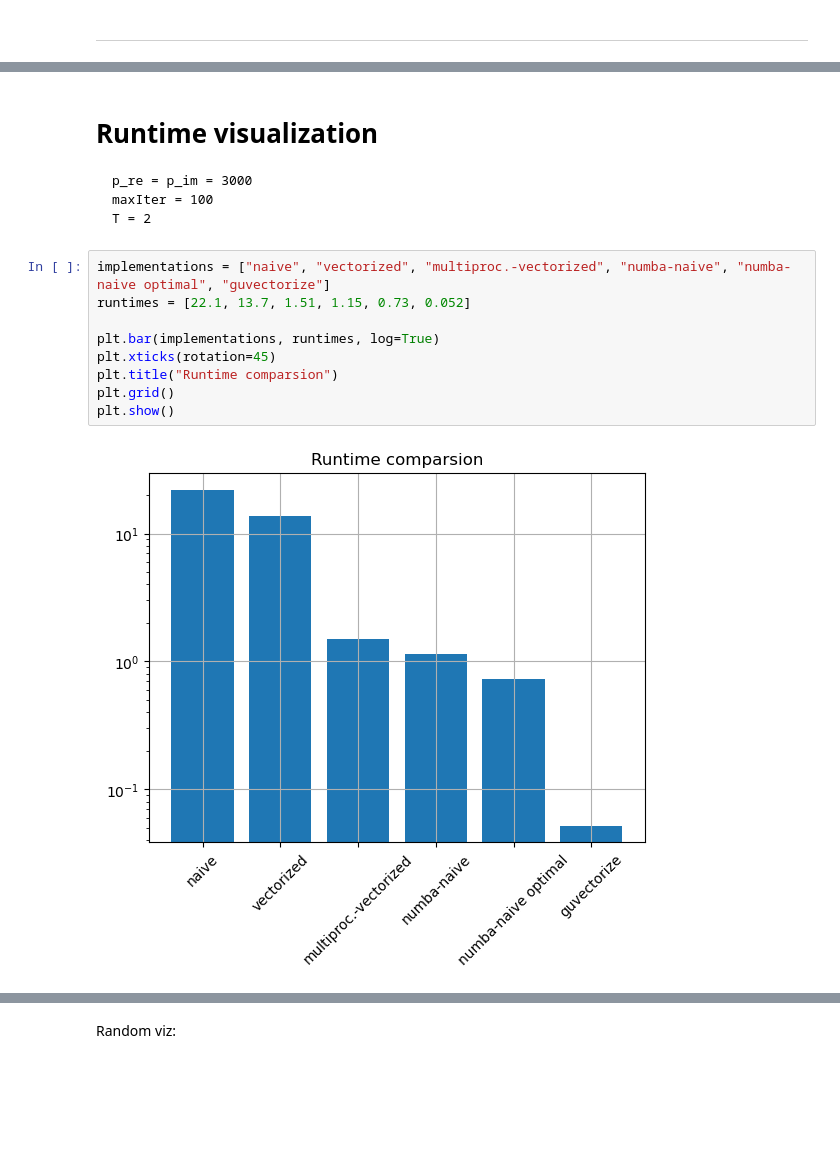
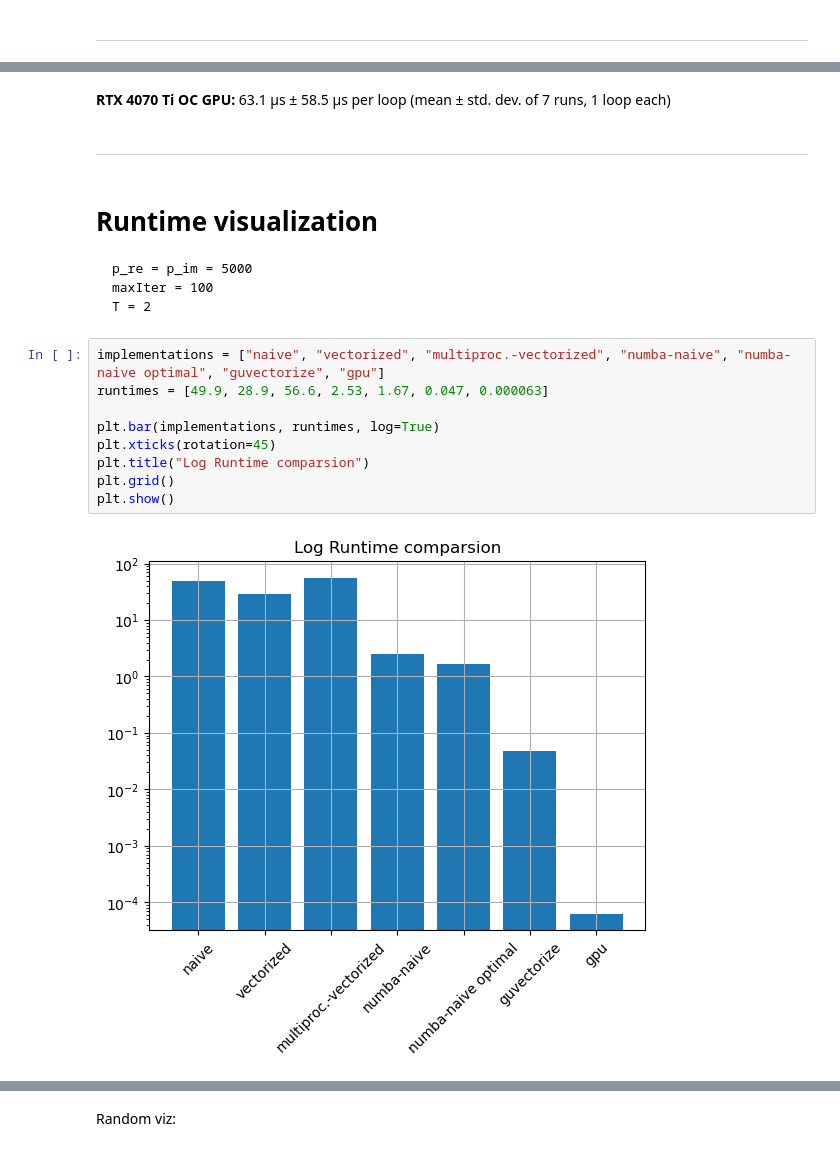
Before and after one commit to mputak/HPC, a Jupyter notebook: miniproject-Mandelbrot/main_mandlebrot.ipynb, the cells around one changed output, grey strips where cells are left out. Cells and saved outputs as stored; diff of their text form; blank space fills up the shorter version.

````diff
--- a/miniproject-Mandelbrot/main_mandlebrot.ipynb
+++ b/miniproject-Mandelbrot/main_mandlebrot.ipynb
@@ -278,19 +345,23 @@ def mandelbrot_set2(xmin,xmax,ymin,ymax,width,height,maxiter):
+# %% [markdown]
+**RTX 4070 Ti OC GPU:** 63.1 µs ± 58.5 µs per loop (mean ± std. dev. of 7 runs, 1 loop each)
+# %% [markdown]
+---
 # %% [markdown]
 # Runtime visualization
 
 ```
-p_re = p_im = 3000
+p_re = p_im = 5000
 maxIter = 100
 T = 2
 ```
 # %%
-implementations = ["naive", "vectorized", "multiproc.-vectorized", "numba-naive", "numba-naive optimal", "guvectorize"]
-runtimes = [22.1, 13.7, 1.51, 1.15, 0.73, 0.052]
+implementations = ["naive", "vectorized", "multiproc.-vectorized", "numba-naive", "numba-naive optimal", "guvectorize", "gpu"]
+runtimes = [49.9, 28.9, 56.6, 2.53, 1.67, 0.047, 0.000063]
 
 plt.bar(implementations, runtimes, log=True)
 plt.xticks(rotation=45)
-plt.title("Runtime comparsion")
+plt.title("Log Runtime comparsion")
 plt.grid()
 plt.show()
 # %% [output]
-[figure, old version]
+[figure, new version]
````
Also changed, not shown: parts of 22 cells of this notebook.
